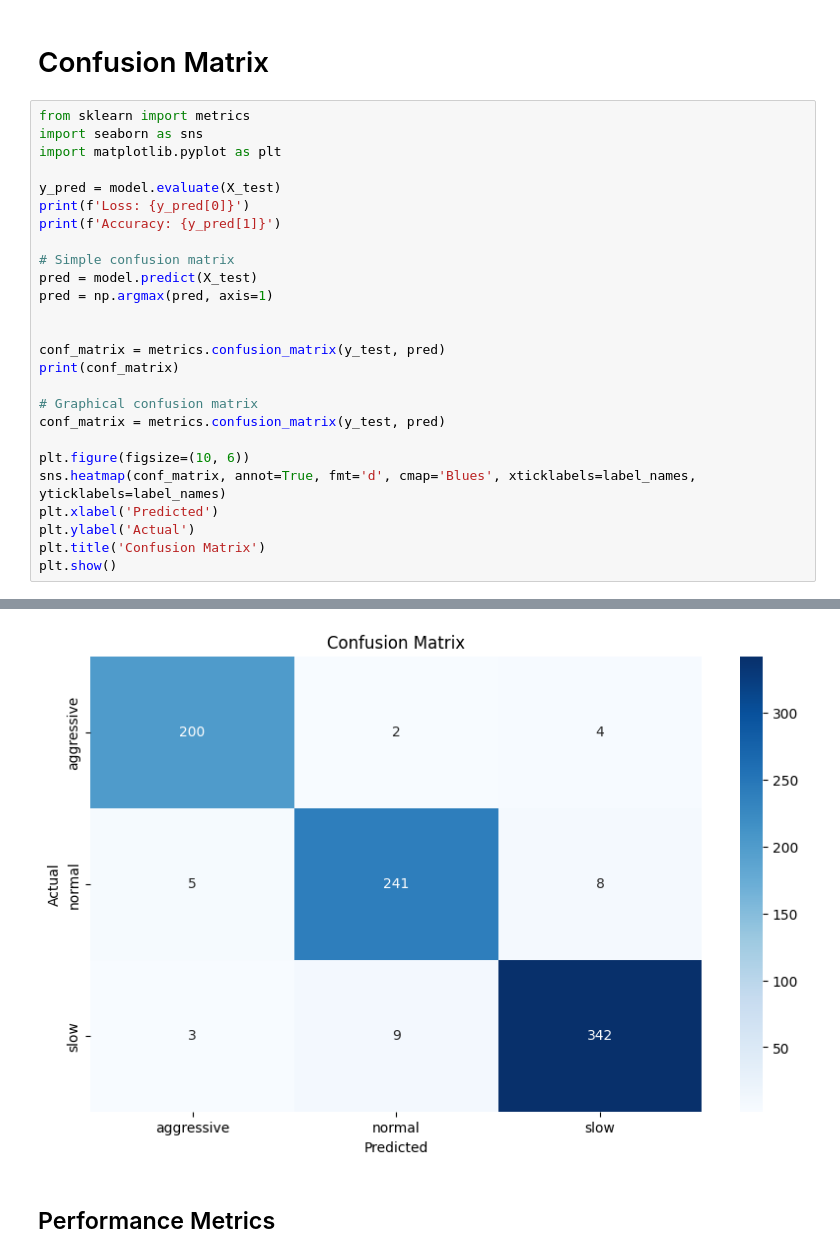
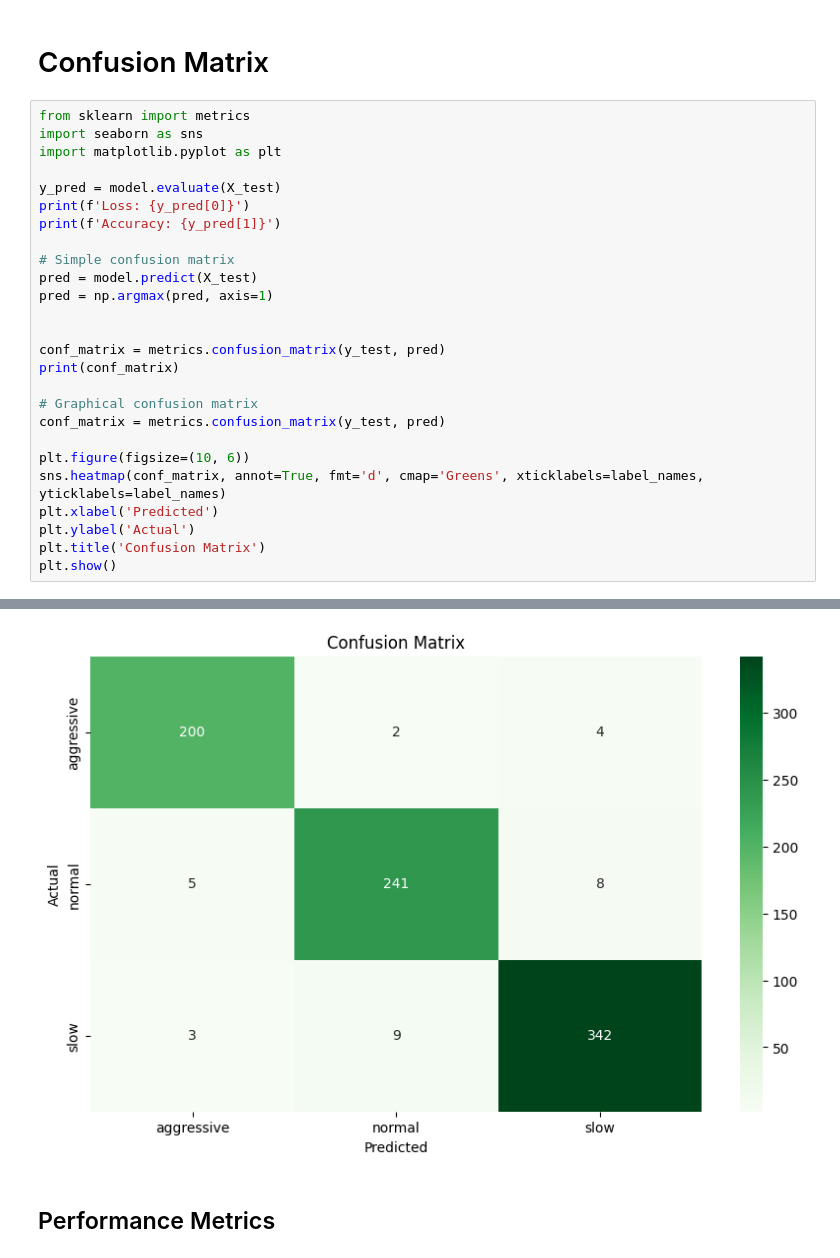
Before and after one commit to albertopingo/AI-driving-classification_FinalProject_CEng, a Jupyter notebook: code/second-approach/BidirecionalLSTM.ipynb, the cells around one changed output, grey strips where cells are left out. Saved outputs shown, nothing was run; the diff lists cells and outputs as text.

```diff
--- a/code/second-approach/BidirecionalLSTM.ipynb
+++ b/code/second-approach/BidirecionalLSTM.ipynb
@@ -454,7 +485,7 @@ print(conf_matrix)
 conf_matrix = metrics.confusion_matrix(y_test, pred)
 
 plt.figure(figsize=(10, 6))
-sns.heatmap(conf_matrix, annot=True, fmt='d', cmap='Blues', xticklabels=label_names, yticklabels=label_names)
+sns.heatmap(conf_matrix, annot=True, fmt='d', cmap='Greens', xticklabels=label_names, yticklabels=label_names)
 plt.xlabel('Predicted')
 plt.ylabel('Actual')
 plt.title('Confusion Matrix')
@@ -467,7 +498,7 @@ Accuracy: 0.0
 [[200   2   4]
  [  5 241   8]
  [  3   9 342]]
-[figure, old version]
+[figure, new version]
 # %% [markdown]
 
 
```
Also changed, not shown: parts of 8 cells of this notebook, 2 other files.
